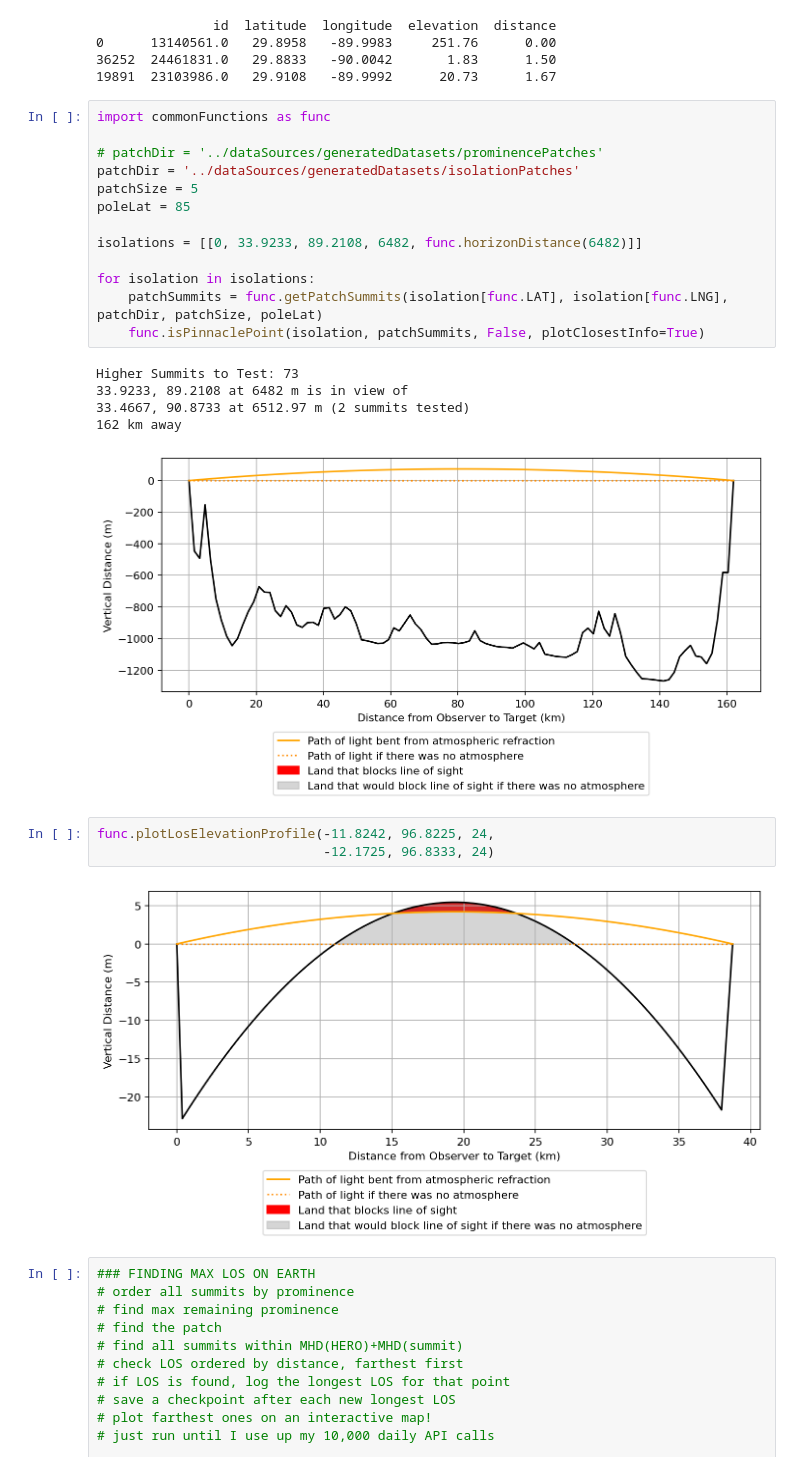
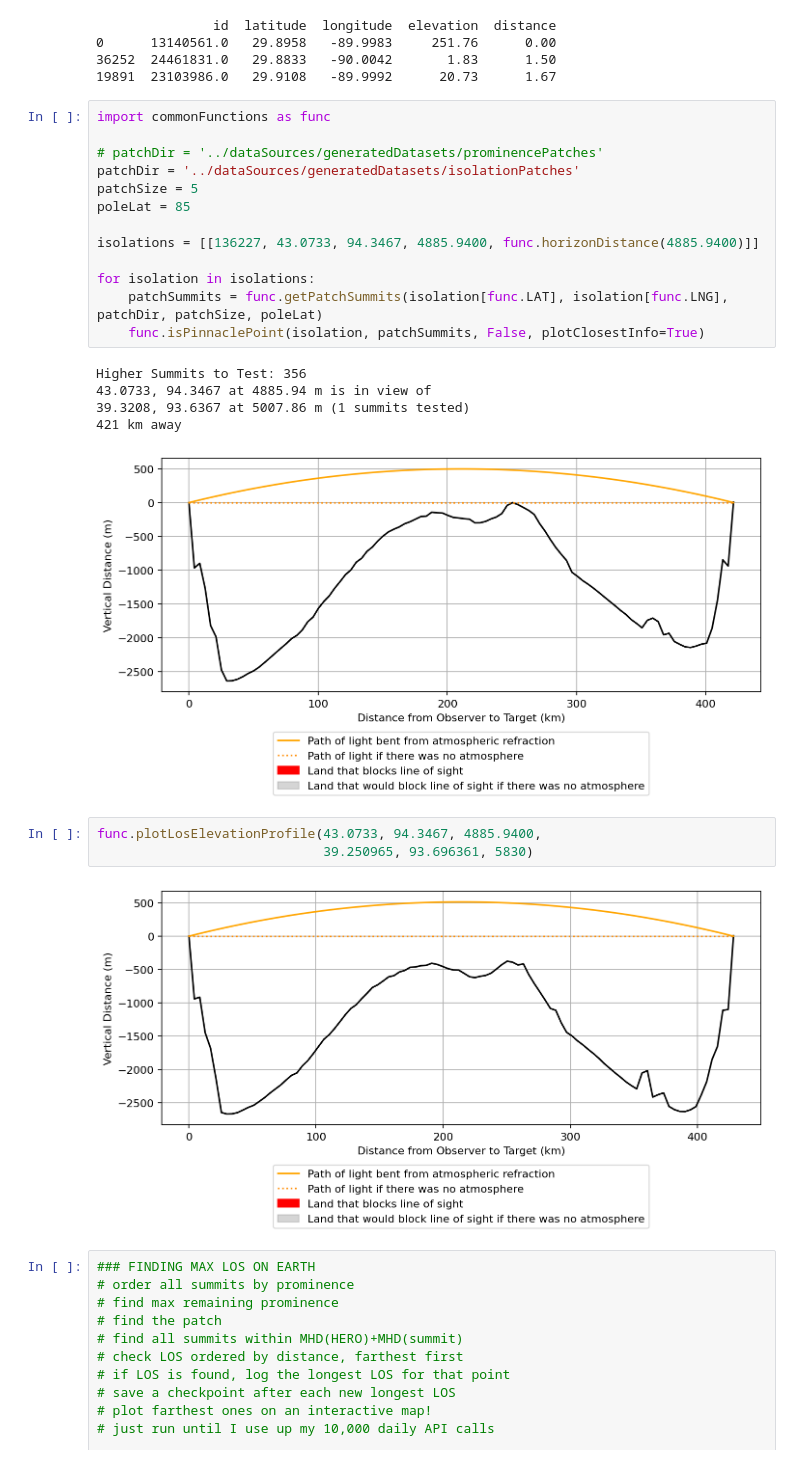
Before and after one commit to jgbreault/PinnaclePoints, a Jupyter notebook: scripts/analysis.ipynb, the cells around one changed output. Cells and saved outputs as stored; diff of their text form.

```diff
--- a/scripts/analysis.ipynb
+++ b/scripts/analysis.ipynb
@@ -540,22 +540,22 @@ patchDir = '../dataSources/generatedDatasets/isolationPatches'
 patchSize = 5
 poleLat = 85
 
-isolations = [[0, 33.9233, 89.2108, 6482, func.horizonDistance(6482)]]
+isolations = [[136227, 43.0733, 94.3467, 4885.9400, func.horizonDistance(4885.9400)]]
 
 for isolation in isolations:
     patchSummits = func.getPatchSummits(isolation[func.LAT], isolation[func.LNG], patchDir, patchSize, poleLat)
     func.isPinnaclePoint(isolation, patchSummits, False, plotClosestInfo=True)
 # %% [output]
-Higher Summits to Test: 73
-33.9233, 89.2108 at 6482 m is in view of
-33.4667, 90.8733 at 6512.97 m (2 summits tested)
-162 km away
+Higher Summits to Test: 356
+43.0733, 94.3467 at 4885.94 m is in view of
+39.3208, 93.6367 at 5007.86 m (1 summits tested)
+421 km away
-[figure, old version]
+[figure, new version]
 # %%
-func.plotLosElevationProfile(-11.8242, 96.8225, 24,
-                             -12.1725, 96.8333, 24)
+func.plotLosElevationProfile(43.0733, 94.3467, 4885.9400,
+                             39.250965, 93.696361, 5830)
 # %% [output]
-[figure, old version]
+[figure, new version]
 # %%
 ### FINDING MAX LOS ON EARTH
 # order all summits by prominence
```
Also changed, not shown: parts of 5 cells of this notebook, 1 other file.
